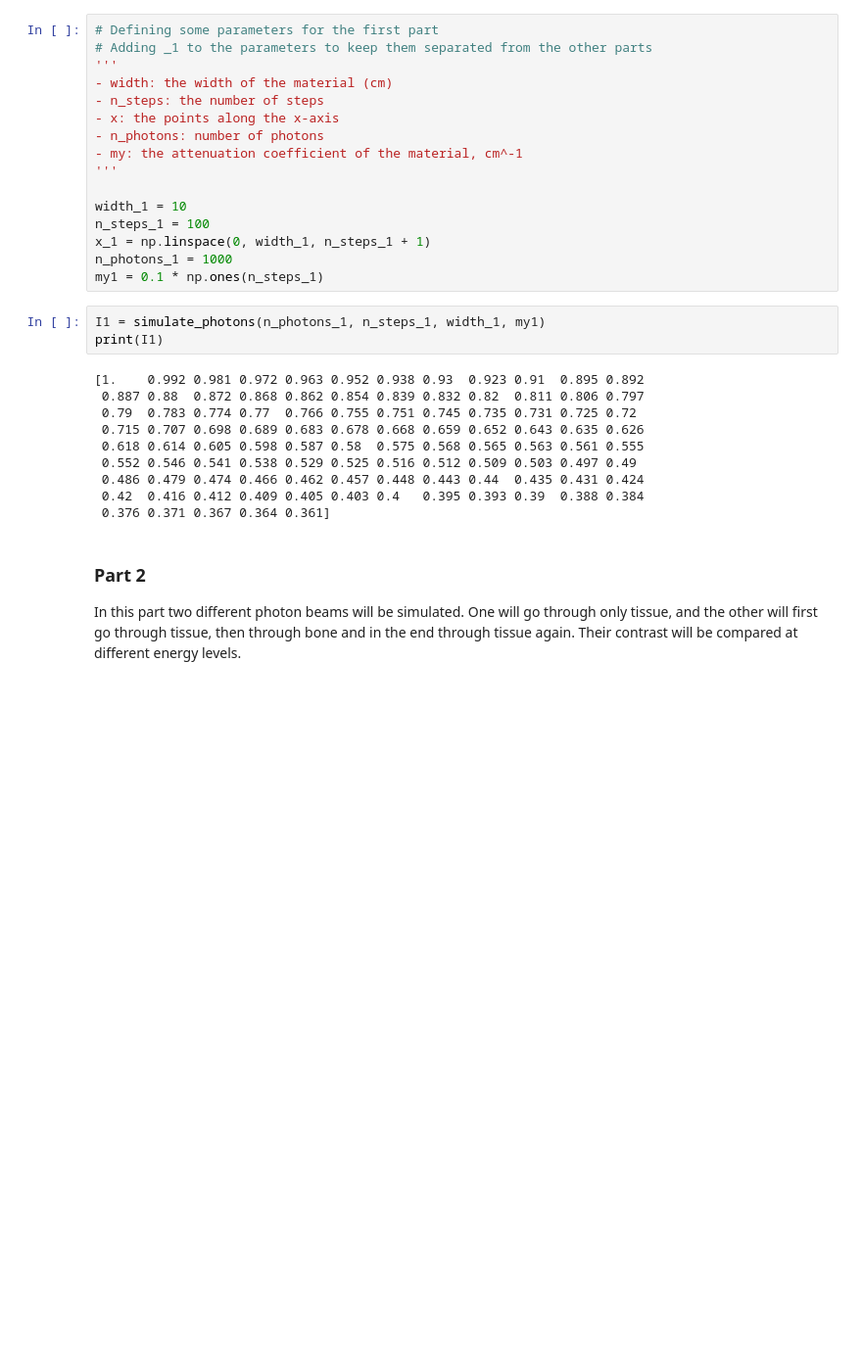
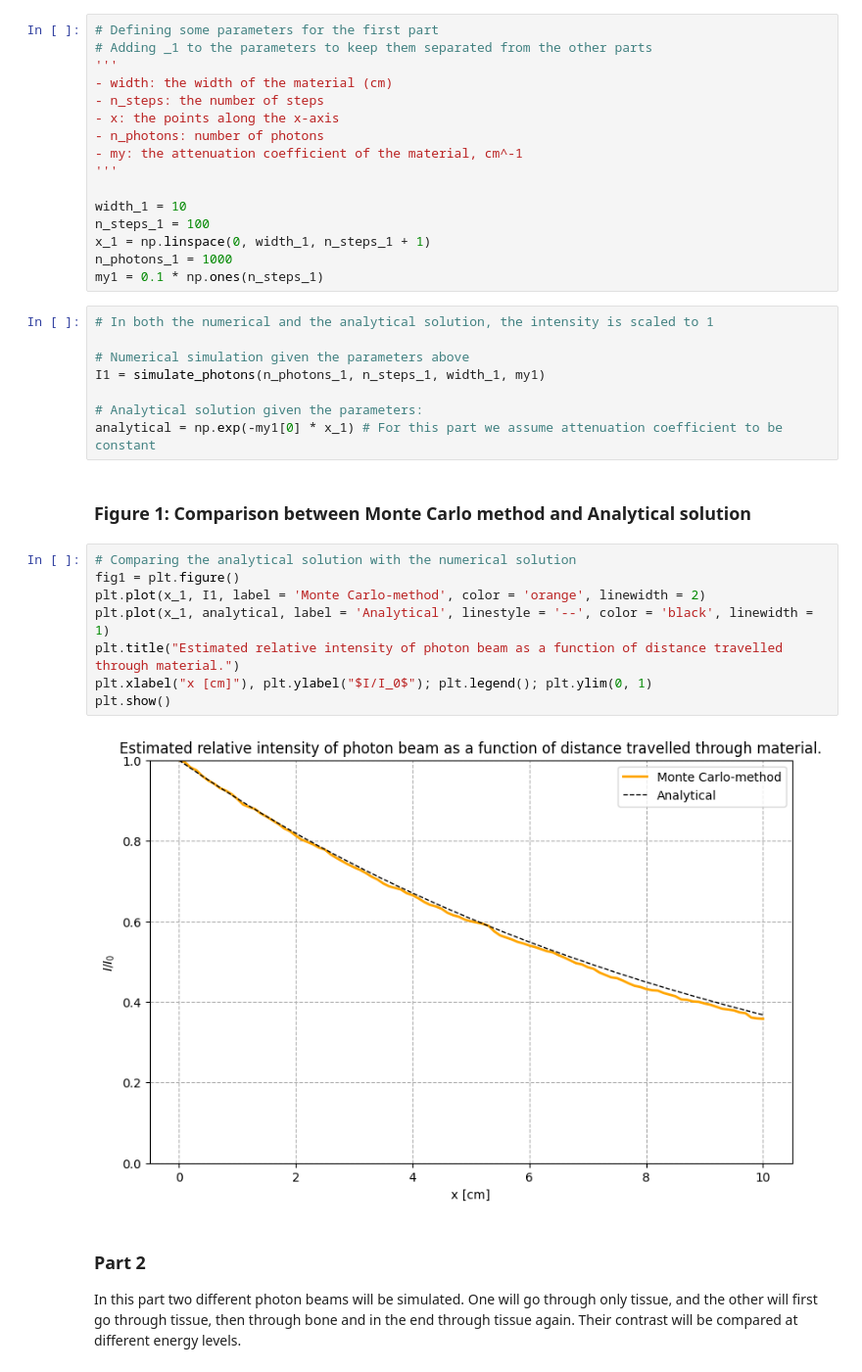
Before and after one commit to TorjeiHelset/Software-and-Computing-for-Applied-Physics, a Jupyter notebook: x-ray-simulation.ipynb, the cells around one changed output. Shown at 98% size. Cells and saved outputs as stored; diff of their text form; blank space fills up the shorter version.

Commit message:
first plot showing the comparison between analytical and numerical solution

```diff
--- a/x-ray-simulation.ipynb
+++ b/x-ray-simulation.ipynb
@@ -117,19 +117,26 @@ n_steps_1 = 100
 x_1 = np.linspace(0, width_1, n_steps_1 + 1)
 n_photons_1 = 1000
 my1 = 0.1 * np.ones(n_steps_1)
-# %%
-I1 = simulate_photons(n_photons_1, n_steps_1, width_1, my1)
-print(I1)
-# %% [output]
-[1.    0.992 0.981 0.972 0.963 0.952 0.938 0.93  0.923 0.91  0.895 0.892
- 0.887 0.88  0.872 0.868 0.862 0.854 0.839 0.832 0.82  0.811 0.806 0.797
- 0.79  0.783 0.774 0.77  0.766 0.755 0.751 0.745 0.735 0.731 0.725 0.72
- 0.715 0.707 0.698 0.689 0.683 0.678 0.668 0.659 0.652 0.643 0.635 0.626
- 0.618 0.614 0.605 0.598 0.587 0.58  0.575 0.568 0.565 0.563 0.561 0.555
- 0.552 0.546 0.541 0.538 0.529 0.525 0.516 0.512 0.509 0.503 0.497 0.49
- 0.486 0.479 0.474 0.466 0.462 0.457 0.448 0.443 0.44  0.435 0.431 0.424
- 0.42  0.416 0.412 0.409 0.405 0.403 0.4   0.395 0.393 0.39  0.388 0.384
- 0.376 0.371 0.367 0.364 0.361]
+# %%
+# In both the numerical and the analytical solution, the intensity is scaled to 1
+
+# Numerical simulation given the parameters above
+I1 = simulate_photons(n_photons_1, n_steps_1, width_1, my1)
+
+# Analytical solution given the parameters:
+analytical = np.exp(-my1[0] * x_1) # For this part we assume attenuation coefficient to be constant
+# %% [markdown]
+### Figure 1: Comparison between Monte Carlo method and Analytical solution
+# %%
+# Comparing the analytical solution with the numerical solution
+fig1 = plt.figure()
+plt.plot(x_1, I1, label = 'Monte Carlo-method', color = 'orange', linewidth = 2)
+plt.plot(x_1, analytical, label = 'Analytical', linestyle = '--', color = 'black', linewidth = 1)
+plt.title("Estimated relative intensity of photon beam as a function of distance travelled through material.")
+plt.xlabel("x [cm]"), plt.ylabel("$I/I_0$"); plt.legend(); plt.ylim(0, 1)
+plt.show()
+# %% [output]
+[figure, added]
 # %% [markdown]
 ### Part 2
 
```
Also changed, not shown: parts of 1 cell of this notebook.
